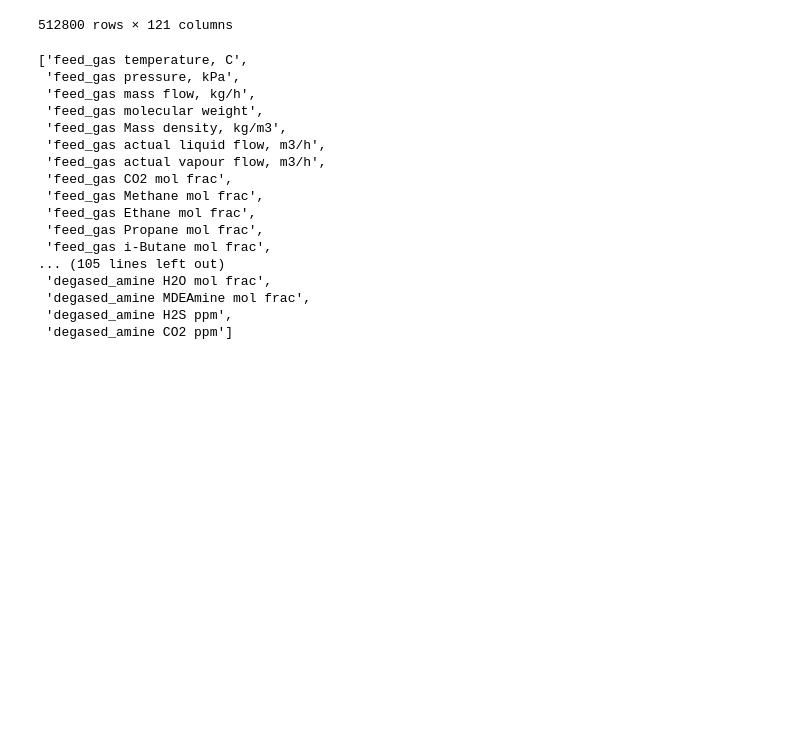
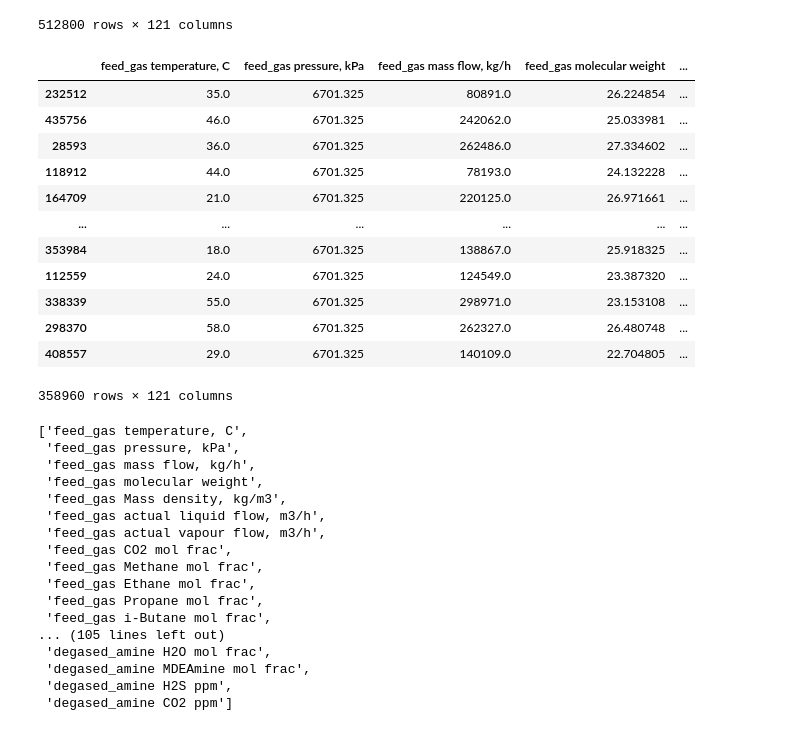
Before and after one commit to Rus-tam/AI_models, a Jupyter notebook: amine_treatment_05_12_2023.ipynb, the cells around one changed output. Cells and saved outputs as stored; diff of their text form; code cells hidden in the pictures; blank space fills up the shorter version.

```diff
--- a/amine_treatment_05_12_2023.ipynb
+++ b/amine_treatment_05_12_2023.ipynb
@@ -33,3 +33,20 @@ data
 | 512798 | 59.0 | 6701.325 | 75970.0 | 24.231673 | ... |
 | 512799 | 29.0 | 6701.325 | 27722.0 | 23.209264 | ... |
 512800 rows × 121 columns
+# %%
+data_for_students = data.sample(frac=0.7)
+data_for_students
+# %% [output]
+|  | feed_gas temperature, C | feed_gas pressure, kPa | feed_gas mass flow, kg/h | feed_gas molecular weight | ... |
+| 232512 | 35.0 | 6701.325 | 80891.0 | 26.224854 | ... |
+| 435756 | 46.0 | 6701.325 | 242062.0 | 25.033981 | ... |
+| 28593 | 36.0 | 6701.325 | 262486.0 | 27.334602 | ... |
+| 118912 | 44.0 | 6701.325 | 78193.0 | 24.132228 | ... |
+| 164709 | 21.0 | 6701.325 | 220125.0 | 26.971661 | ... |
+| ... | ... | ... | ... | ... | ... |
+| 353984 | 18.0 | 6701.325 | 138867.0 | 25.918325 | ... |
+| 112559 | 24.0 | 6701.325 | 124549.0 | 23.387320 | ... |
+| 338339 | 55.0 | 6701.325 | 298971.0 | 23.153108 | ... |
+| 298370 | 58.0 | 6701.325 | 262327.0 | 26.480748 | ... |
+| 408557 | 29.0 | 6701.325 | 140109.0 | 22.704805 | ... |
+358960 rows × 121 columns
```
Also changed, not shown: parts of 7 cells of this notebook, 2 other files.
